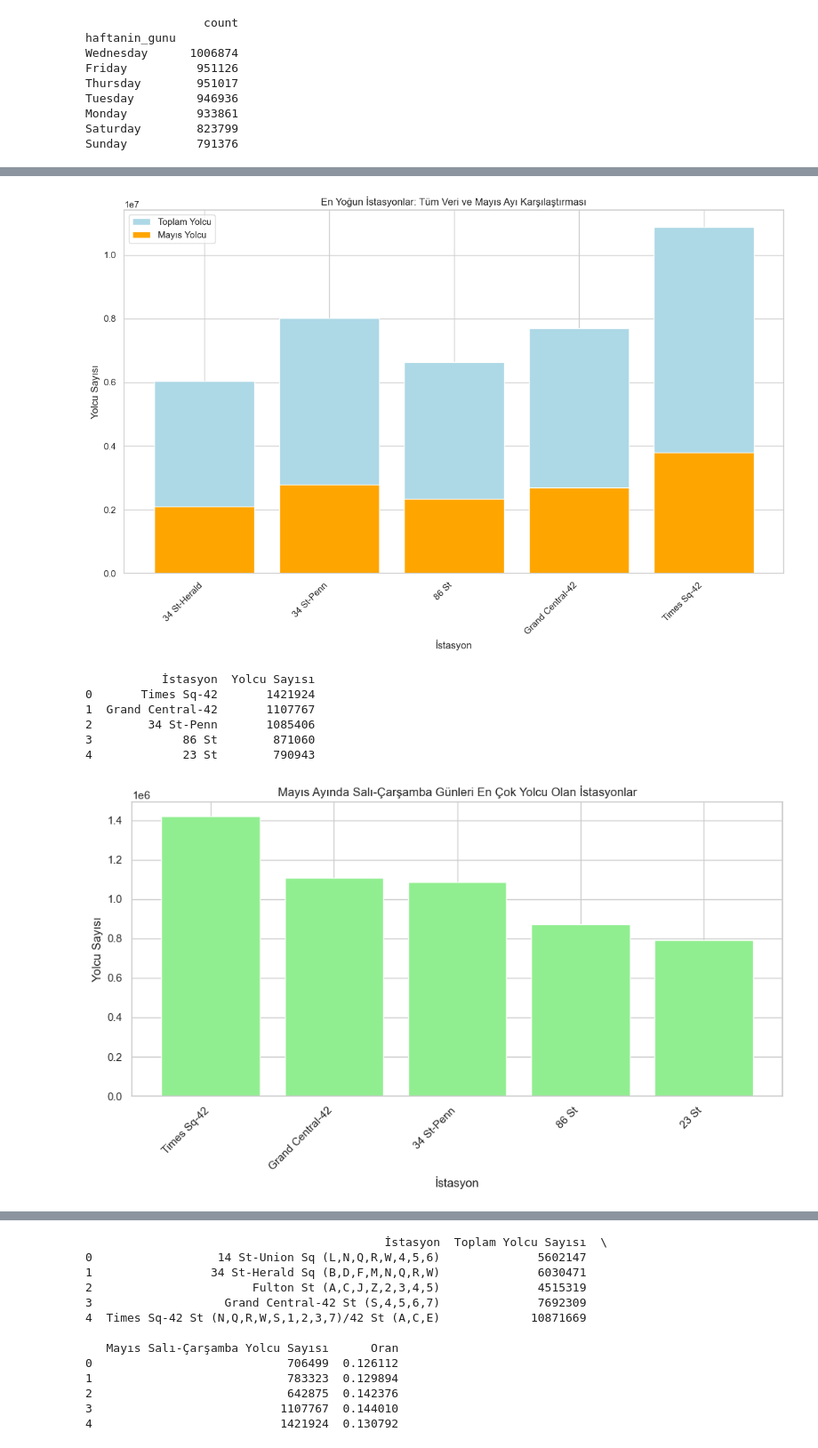
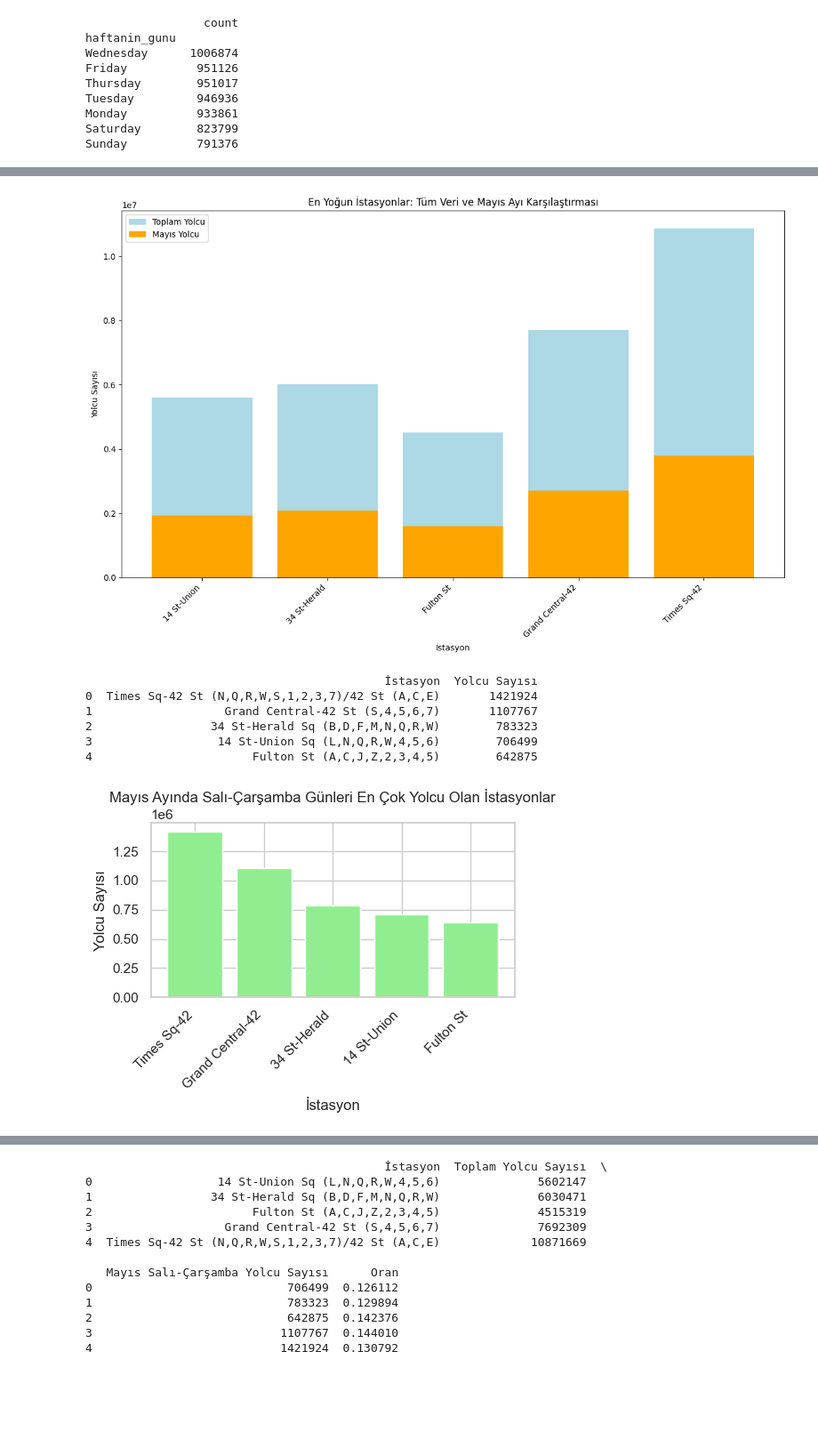
Before and after one commit to Kadiraydn01/gala, a Jupyter notebook: opera.ipynb, the cells around one changed output, grey strips where cells are left out. Shown at 89% size. Saved outputs shown, nothing was run; the diff lists cells and outputs as text; code cells hidden in the pictures; blank space fills up the shorter version.

```diff
--- a/opera.ipynb
+++ b/opera.ipynb
@@ -74,9 +74,7 @@ Index(['tarih', 'arac', 'istasyonId', 'istasyonAdi', 'sehir', 'yolcuSayisi',
       dtype='object')
 # %%
 def kisalt(istasyonAdi):
-    return ' '.join(istasyonAdi.split()[:2])
+    return ' '.join(istasyonAdi.split()[:3])
-# %%
-df['istasyonAdi'] = df['istasyonAdi'].apply(kisalt)
 # %%
 passenger_counts = df.groupby('istasyonAdi')['yolcuSayisi'].sum()
 passenger_counts = df.groupby(['istasyonAdi', 'tarih'])['yolcuSayisi'].sum()
@@ -356,7 +360,7 @@ print(df_karsilastirma_mayis)
 # %%
 plt.figure(figsize=(12, 8))
-plt.bar(df_karsilastirma_mayis['İstasyon'], df_karsilastirma_mayis['Toplam Yolcu Sayısı'], label='Toplam Yolcu', color='lightblue')
-plt.bar(df_karsilastirma_mayis['İstasyon'], df_karsilastirma_mayis['Mayıs Yolcu Sayısı'], label='Mayıs Yolcu', color='orange')
+plt.bar(df_karsilastirma_mayis['İstasyon'].apply(kisalt), df_karsilastirma_mayis['Toplam Yolcu Sayısı'], label='Toplam Yolcu', color='lightblue')
+plt.bar(df_karsilastirma_mayis['İstasyon'].apply(kisalt), df_karsilastirma_mayis['Mayıs Yolcu Sayısı'], label='Mayıs Yolcu', color='orange')
 plt.xlabel('İstasyon')
 plt.ylabel('Yolcu Sayısı')
 plt.title('En Yoğun İstasyonlar: Tüm Veri ve Mayıs Ayı Karşılaştırması')
@@ -367,7 +371,7 @@ plt.tight_layout()
 
 plt.show()
 # %% [output]
-[figure, old version]
+[figure, new version]
 # %%
 mayis_salı_carsamba = df[(df['ay'] == 5) & ((df['haftanin_gunu'] == 'Tuesday') | (df['haftanin_gunu'] == 'Wednesday'))]
 toplam_yolcu_sayilari = mayis_salı_carsamba.groupby('istasyonAdi')['yolcuSayisi'].sum()
@@ -376,20 +380,20 @@ en_cok_yolcu_istasyonlar = toplam_yolcu_sayilari.nlargest(5)
 df_en_cok_yolcu = pd.DataFrame({'İstasyon': en_cok_yolcu_istasyonlar.index, 'Yolcu Sayısı': en_cok_yolcu_istasyonlar.values})
 print(df_en_cok_yolcu)
 # %% [output]
-           İstasyon  Yolcu Sayısı
-0       Times Sq-42       1421924
-1  Grand Central-42       1107767
-2        34 St-Penn       1085406
-3             86 St        871060
-4             23 St        790943
+                                           İstasyon  Yolcu Sayısı
+0  Times Sq-42 St (N,Q,R,W,S,1,2,3,7)/42 St (A,C,E)       1421924
+1                   Grand Central-42 St (S,4,5,6,7)       1107767
+2                 34 St-Herald Sq (B,D,F,M,N,Q,R,W)        783323
+3                  14 St-Union Sq (L,N,Q,R,W,4,5,6)        706499
+4                       Fulton St (A,C,J,Z,2,3,4,5)        642875
 # %%
-plt.figure(figsize=(10, 6))
-plt.bar(df_en_cok_yolcu['İstasyon'], df_en_cok_yolcu['Yolcu Sayısı'], color='lightgreen')
+plt.figure(figsize=(5, 4))
+plt.bar(df_en_cok_yolcu['İstasyon'].apply(kisalt), df_en_cok_yolcu['Yolcu Sayısı'], color='lightgreen')
 plt.xlabel('İstasyon')
 plt.ylabel('Yolcu Sayısı')
 plt.title('Mayıs Ayında Salı-Çarşamba Günleri En Çok Yolcu Olan İstasyonlar')
 plt.xticks(rotation=45, ha='right')
 plt.tight_layout()
 plt.show()
 # %% [output]
-[figure, old version]
+[figure, new version]
```
Also changed, not shown: parts of 19 cells of this notebook.
